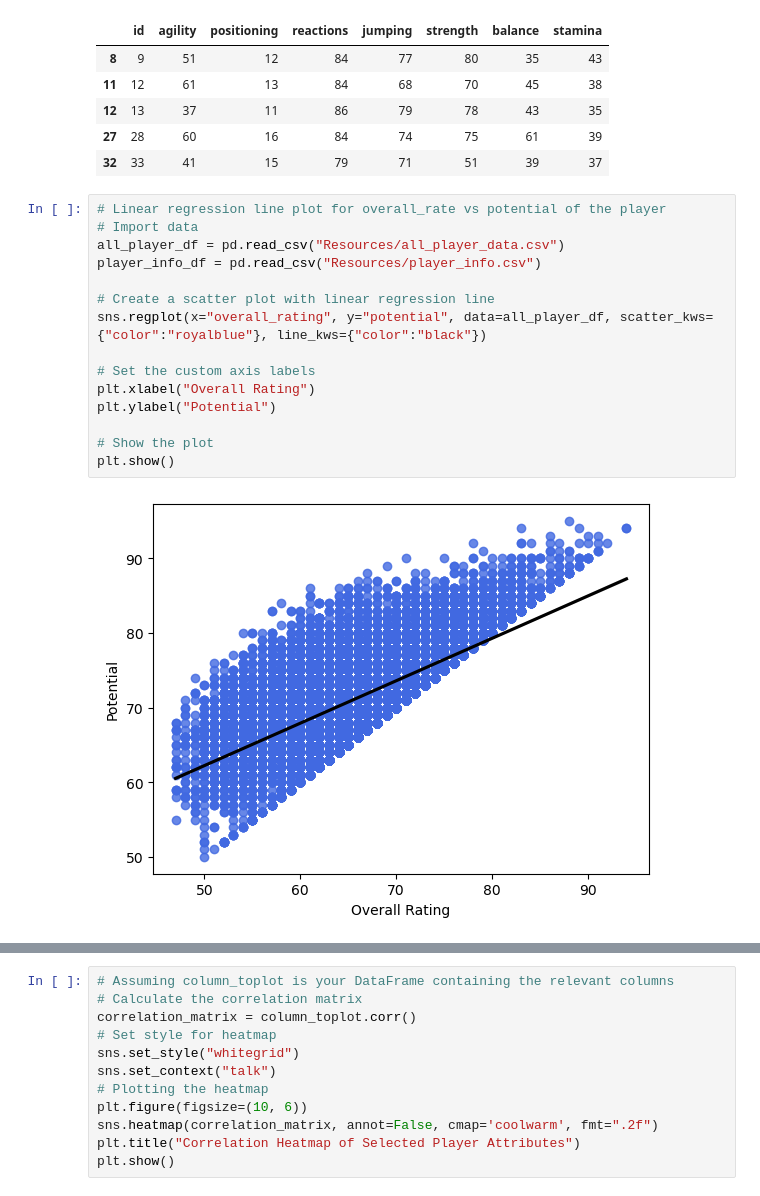
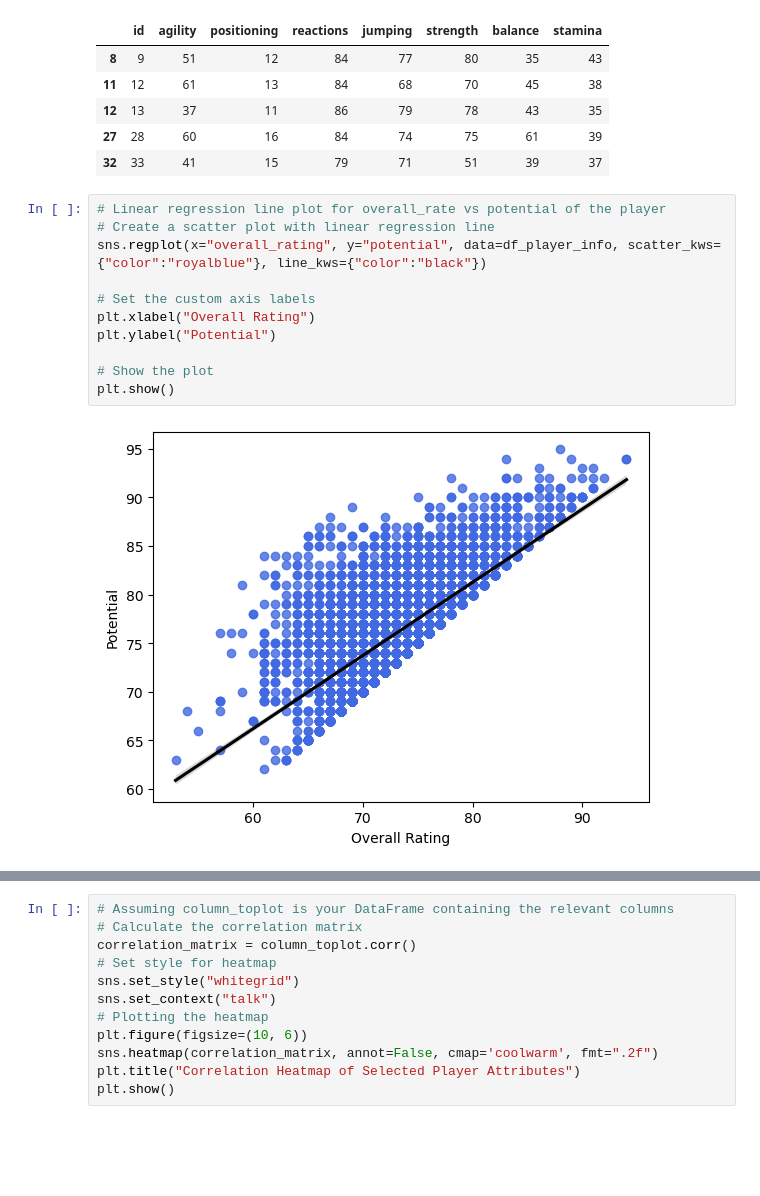
Before and after one commit to rdeshir10/Fifa_Analysis, a Jupyter notebook: footbal.ipynb, the cells around one changed output, grey strips where cells are left out. Cells and saved outputs as stored; diff of their text form; blank space fills up the shorter version.

```diff
--- a/footbal.ipynb
+++ b/footbal.ipynb
@@ -189,21 +189,17 @@ df_gk.head()
 | 32 | 33 | 41 | 15 | 79 | 71 | 51 | 39 | 37 |
 # %%
 # Linear regression line plot for overall_rate vs potential of the player
-# Import data
-all_player_df = pd.read_csv("Resources/all_player_data.csv")
-player_info_df = pd.read_csv("Resources/player_info.csv")
-
 # Create a scatter plot with linear regression line
-sns.regplot(x="overall_rating", y="potential", data=all_player_df, scatter_kws={"color":"royalblue"}, line_kws={"color":"black"})
+sns.regplot(x="overall_rating", y="potential", data=df_player_info, scatter_kws={"color":"royalblue"}, line_kws={"color":"black"})
 
 # Set the custom axis labels
 plt.xlabel("Overall Rating")
 plt.ylabel("Potential")
 
 # Show the plot
 plt.show()
 # %% [output]
-[figure, old version]
+[figure, new version]
 # %%
 # Boxplot on overall_rating and value_wage of the player
 # Create the boxplot with 'value_euro' values adjusted to millions
```
Also changed, not shown: parts of 3 cells of this notebook, 1 other file.
